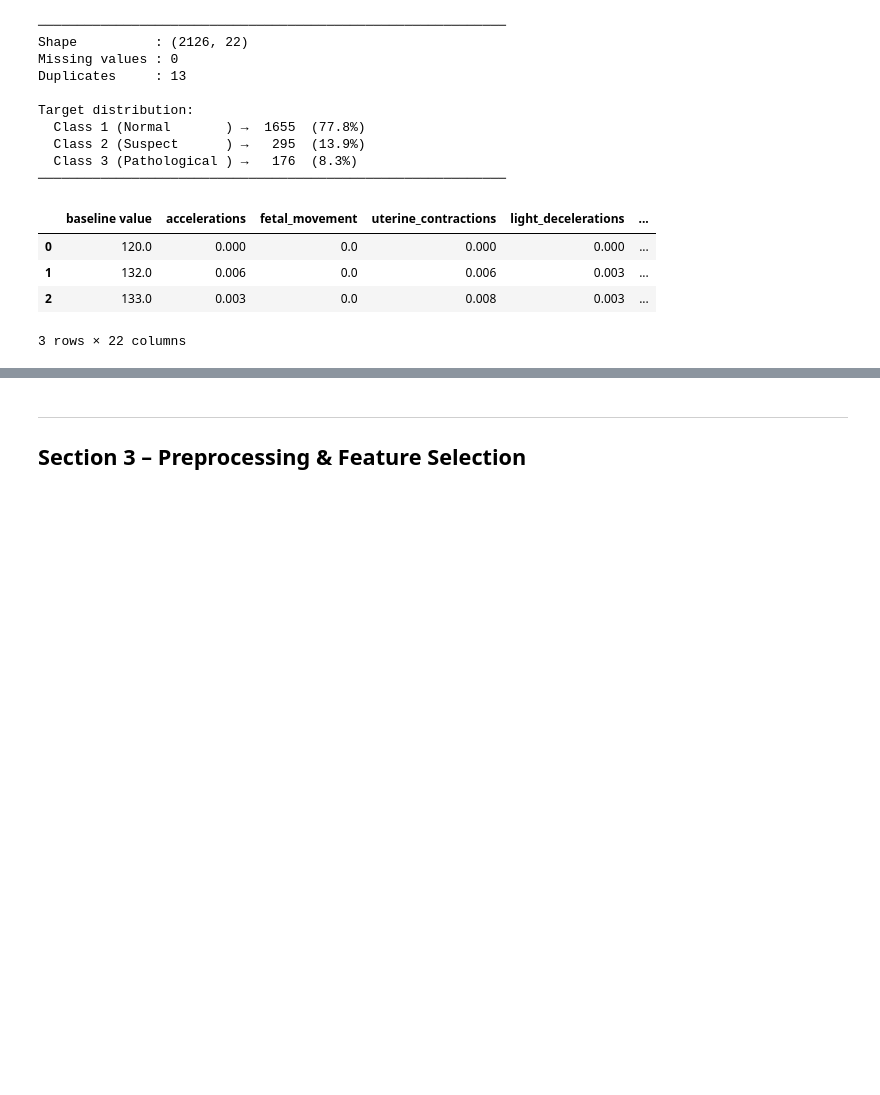
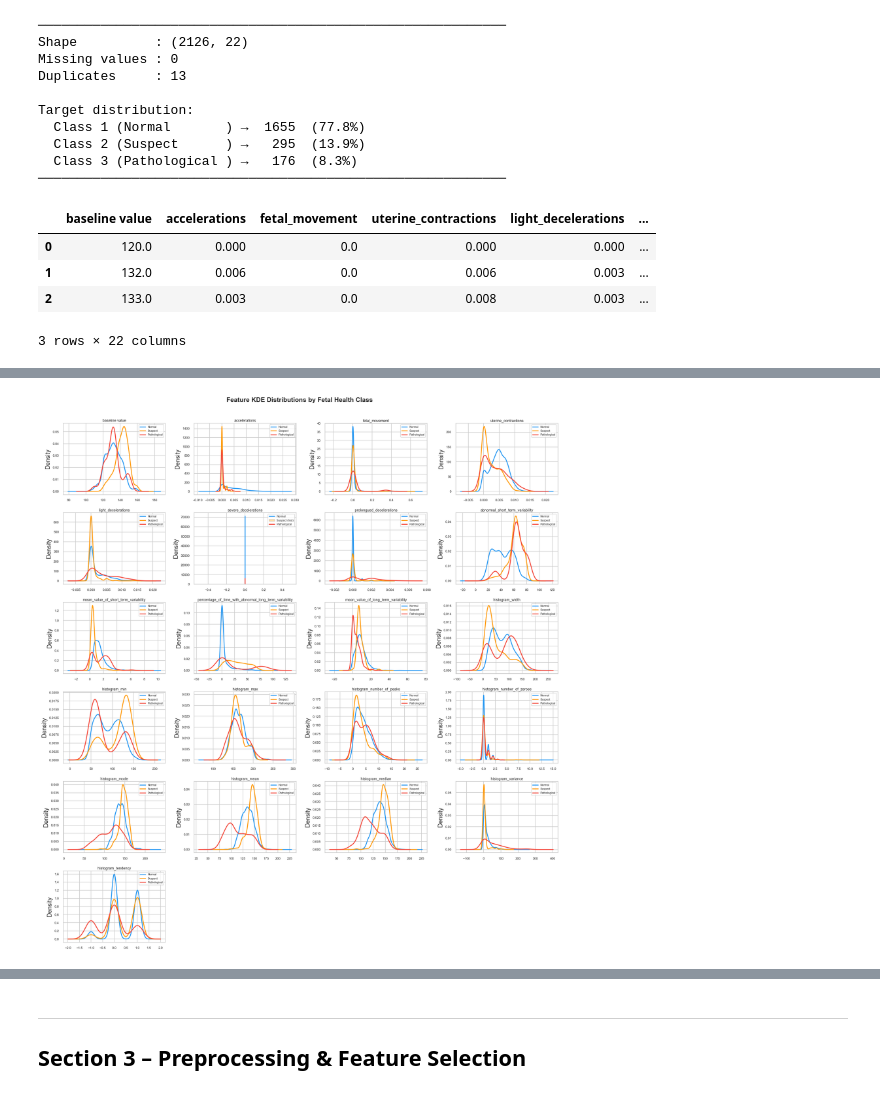
Before and after one commit to Bakwowi/Fetal-Health-Classification, a Jupyter notebook: fetal_health_classification.ipynb, the cells around one changed output, grey strips where cells are left out. Drawn from its saved outputs; the diff is of its cells as text; code cells hidden in the pictures; blank space fills up the shorter version.

```diff
--- a/fetal_health_classification.ipynb
+++ b/fetal_health_classification.ipynb
@@ -174,35 +194,47 @@ plot_class_distribution(df_raw)
 def plot_feature_distributions(df: pd.DataFrame, n_cols: int = 4) -> None:
     """KDE plots for every feature, coloured by class."""
     features = [c for c in df.columns if c != 'fetal_health']
     n_rows   = int(np.ceil(len(features) / n_cols))
     df_plot  = df.copy()
     df_plot['label'] = df_plot['fetal_health'].map(
         {1: 'Normal', 2: 'Suspect', 3: 'Pathological'})
 
     fig, axes = plt.subplots(n_rows, n_cols, figsize=(n_cols * 4, n_rows * 2.8))
     axes = axes.flatten()
 
     for idx, feat in enumerate(features):
         ax = axes[idx]
         for cls in CLASS_NAMES:
-            subset = df_plot[df_plot['label'] == cls][feat]
-            subset.plot.kde(ax=ax, label=cls, color=PALETTE[cls], linewidth=1.8)
+            subset = df_plot[df_plot['label'] == cls][feat].dropna()
+            if subset.nunique() < 2 or np.isclose(subset.std(), 0):
+                ax.hist(subset, bins=8, alpha=0.35, density=True,
+                        label=f'{cls} (hist)', color=PALETTE[cls],
+                        edgecolor='k', linewidth=0.5)
+            else:
+                try:
+                    subset.plot.kde(ax=ax, label=cls, color=PALETTE[cls], linewidth=1.8)
+                except np.linalg.LinAlgError:
+                    ax.hist(subset, bins=8, alpha=0.35, density=True,
+                            label=f'{cls} (hist)', color=PALETTE[cls],
+                            edgecolor='k', linewidth=0.5)
         ax.set_title(feat, fontsize=8, pad=3)
         ax.set_xlabel('')
         ax.tick_params(labelsize=7)
         ax.legend(fontsize=6)
 
     for j in range(idx + 1, len(axes)):
         axes[j].set_visible(False)
 
     fig.suptitle('Feature KDE Distributions by Fetal Health Class',
                  fontsize=14, fontweight='bold', y=1.005)
     plt.tight_layout()
     plt.savefig('eda_feature_kde.png', bbox_inches='tight')
     plt.show()
 
 
 plot_feature_distributions(df_raw)
+# %% [output]
+[figure, added]
 # %%
 def plot_correlation_heatmap(df: pd.DataFrame) -> None:
     """Full correlation matrix of all features."""
```
Also changed, not shown: parts of 23 cells of this notebook, 18 other files.
